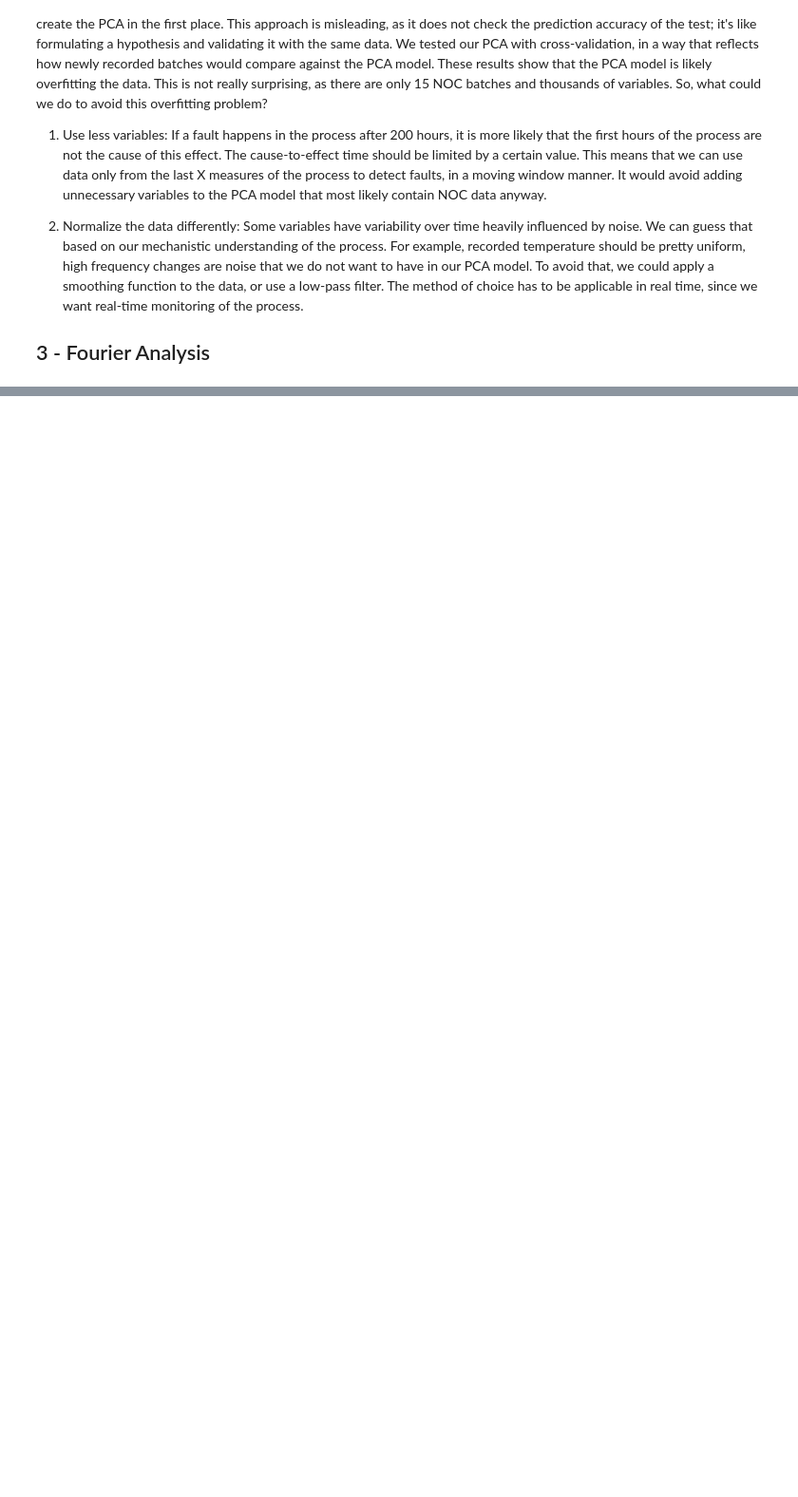
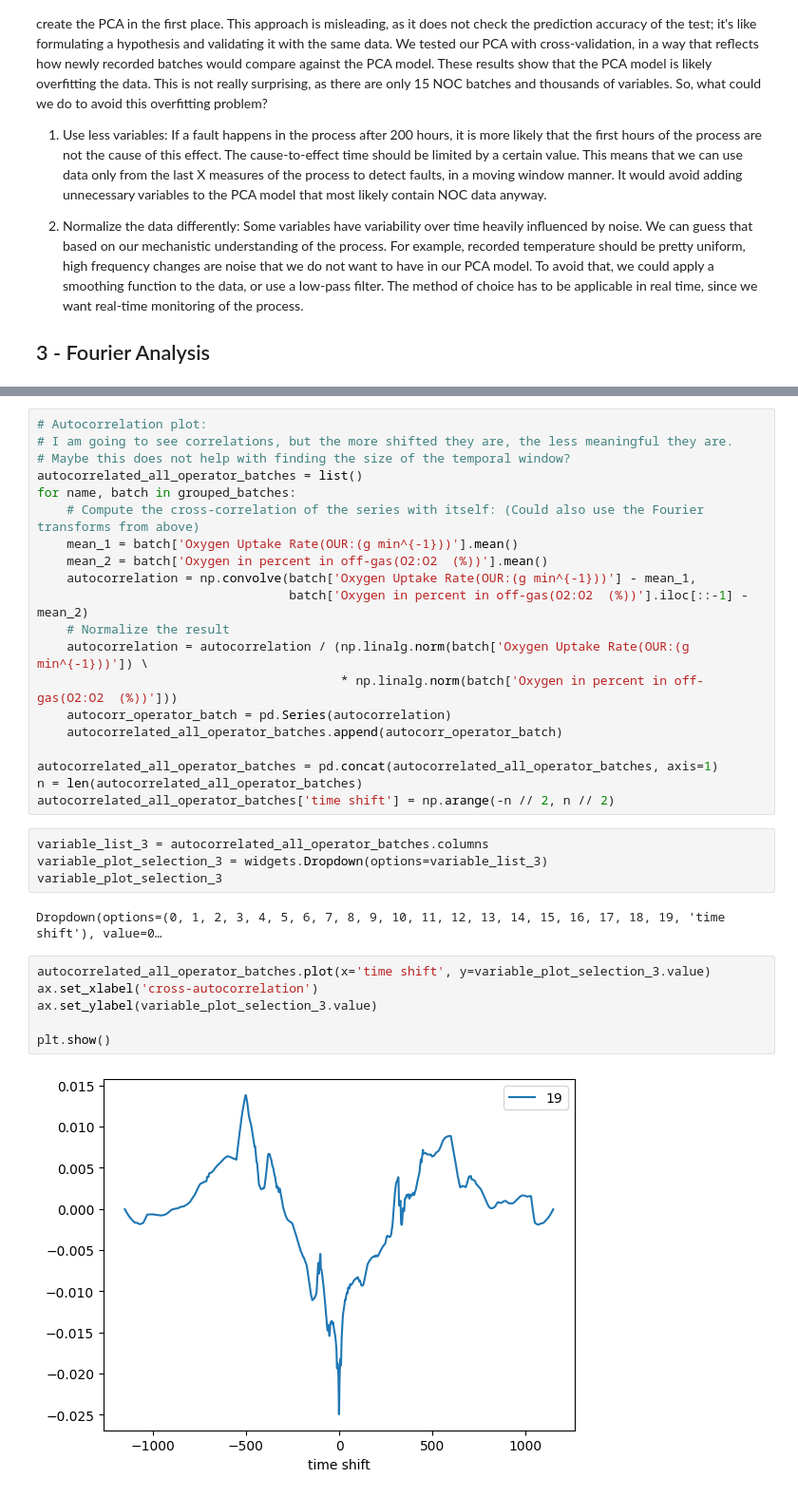
Before and after one commit to MariusPlanche/PenicilinProcess, a Jupyter notebook: Intro.ipynb, the cells around one changed output, grey strips where cells are left out. Shown at 95% size. Cells and saved outputs as stored; diff of their text form; blank space fills up the shorter version.

Commit message:
ADD: draft of Autocorrelation Analysis

```diff
--- a/Intro.ipynb
+++ b/Intro.ipynb
@@ -405,0 +531,34 @@ Here, we will try to define a moving window to reduce the number of variables ta
+# %%
+# Autocorrelation plot:
+# I am going to see correlations, but the more shifted they are, the less meaningful they are.
+# Maybe this does not help with finding the size of the temporal window?
+autocorrelated_all_operator_batches = list()
+for name, batch in grouped_batches:
+    # Compute the cross-correlation of the series with itself: (Could also use the Fourier transforms from above)
+    mean_1 = batch['Oxygen Uptake Rate(OUR:(g min^{-1}))'].mean()
+    mean_2 = batch['Oxygen in percent in off-gas(O2:O2  (%))'].mean()
+    autocorrelation = np.convolve(batch['Oxygen Uptake Rate(OUR:(g min^{-1}))'] - mean_1,
+                                  batch['Oxygen in percent in off-gas(O2:O2  (%))'].iloc[::-1] - mean_2)
+    # Normalize the result
+    autocorrelation = autocorrelation / (np.linalg.norm(batch['Oxygen Uptake Rate(OUR:(g min^{-1}))']) \
+                                         * np.linalg.norm(batch['Oxygen in percent in off-gas(O2:O2  (%))']))
+    autocorr_operator_batch = pd.Series(autocorrelation)
+    autocorrelated_all_operator_batches.append(autocorr_operator_batch)
+
+autocorrelated_all_operator_batches = pd.concat(autocorrelated_all_operator_batches, axis=1)
+n = len(autocorrelated_all_operator_batches)
+autocorrelated_all_operator_batches['time shift'] = np.arange(-n // 2, n // 2)
+# %%
+variable_list_3 = autocorrelated_all_operator_batches.columns
+variable_plot_selection_3 = widgets.Dropdown(options=variable_list_3)
+variable_plot_selection_3
+# %% [output]
+Dropdown(options=(0, 1, 2, 3, 4, 5, 6, 7, 8, 9, 10, 11, 12, 13, 14, 15, 16, 17, 18, 19, 'time shift'), value=0…
+# %%
+autocorrelated_all_operator_batches.plot(x='time shift', y=variable_plot_selection_3.value)
+ax.set_xlabel('cross-autocorrelation')
+ax.set_ylabel(variable_plot_selection_3.value)
+
+plt.show()
+# %% [output]
+[figure, added]
```
Also changed, not shown: parts of 15 cells of this notebook.
